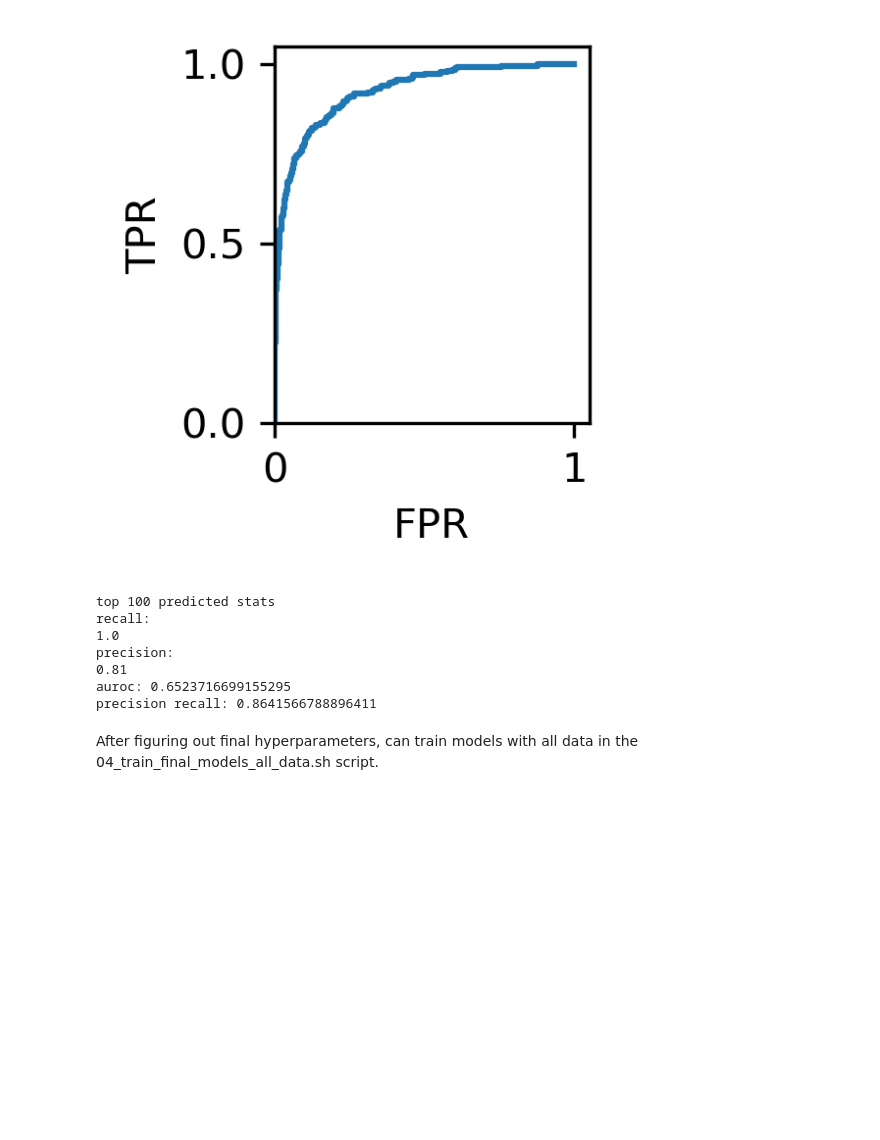
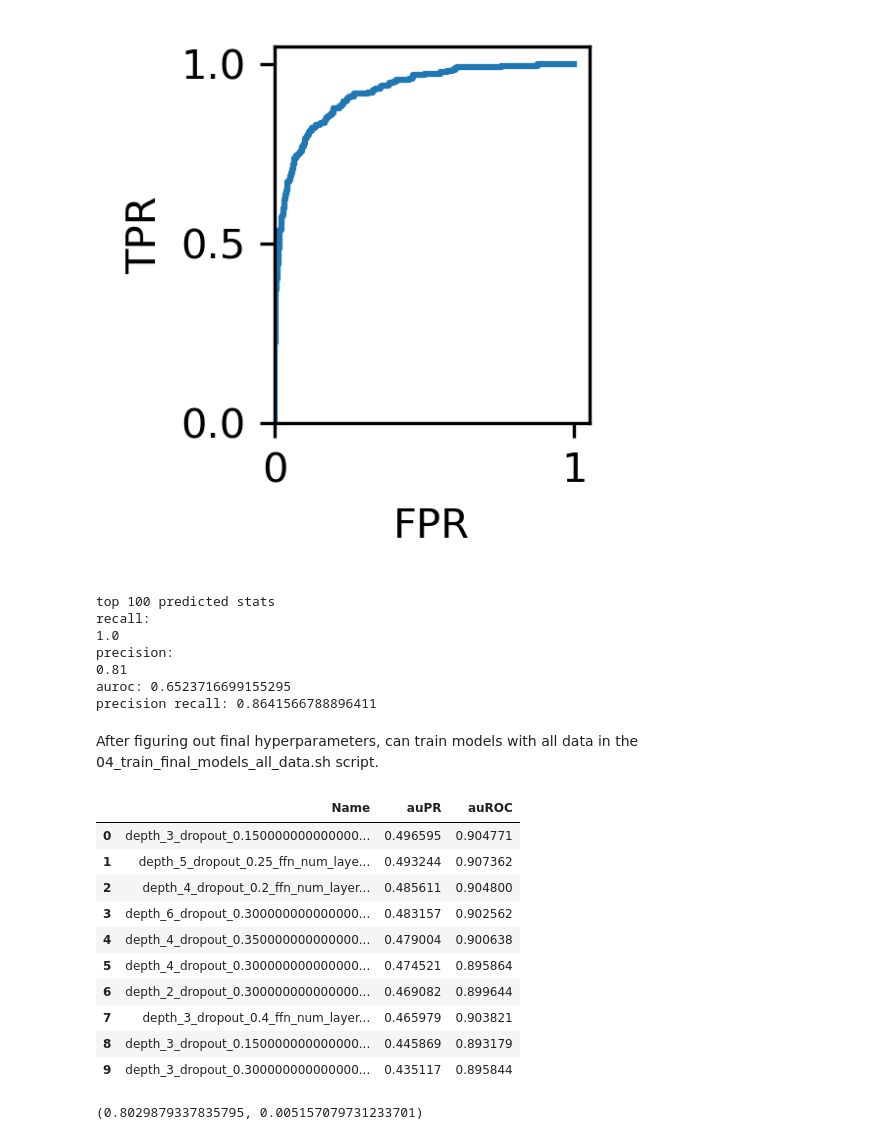
Before and after one commit to jackievaleri/ngonorrhoeae_abx_ml_discovery, a Jupyter notebook: src/04_hyperparameter_optimization_scripts_for_chemprop_models.ipynb, the cells around one changed output. Drawn from its saved outputs; the diff is of its cells as text; code cells hidden in the pictures; blank space fills up the shorter version.

Commit message:
add pearson corr

```diff
--- a/src/04_hyperparameter_optimization_scripts_for_chemprop_models.ipynb
+++ b/src/04_hyperparameter_optimization_scripts_for_chemprop_models.ipynb
@@ -754,3 +755,22 @@ auroc: 0.6523716699155295
 precision recall: 0.8641566788896411
 # %% [markdown]
 After figuring out final hyperparameters, can train models with all data in the 04_train_final_models_all_data.sh script.
+# %%
+all_pk_37k_gnn_models = pd.read_csv('../models/pk_37k_screen_models_03192022/best_bayesian_models_04052022.csv')
+all_pk_37k_gnn_models
+# %% [output]
+|  | Name | auPR | auROC |
+| 0 | depth_3_dropout_0.150000000000000... | 0.496595 | 0.904771 |
+| 1 | depth_5_dropout_0.25_ffn_num_laye... | 0.493244 | 0.907362 |
+| 2 | depth_4_dropout_0.2_ffn_num_layer... | 0.485611 | 0.904800 |
+| 3 | depth_6_dropout_0.300000000000000... | 0.483157 | 0.902562 |
+| 4 | depth_4_dropout_0.350000000000000... | 0.479004 | 0.900638 |
+| 5 | depth_4_dropout_0.300000000000000... | 0.474521 | 0.895864 |
+| 6 | depth_2_dropout_0.300000000000000... | 0.469082 | 0.899644 |
+| 7 | depth_3_dropout_0.4_ffn_num_layer... | 0.465979 | 0.903821 |
+| 8 | depth_3_dropout_0.150000000000000... | 0.445869 | 0.893179 |
+| 9 | depth_3_dropout_0.300000000000000... | 0.435117 | 0.895844 |
+# %%
+print(sp.pearsonr(all_pk_37k_gnn_models['auPR'], all_pk_37k_gnn_models['auROC']))
+# %% [output]
+(0.8029879337835795, 0.005157079731233701)
```
Also changed, not shown: parts of 1 cell of this notebook.
